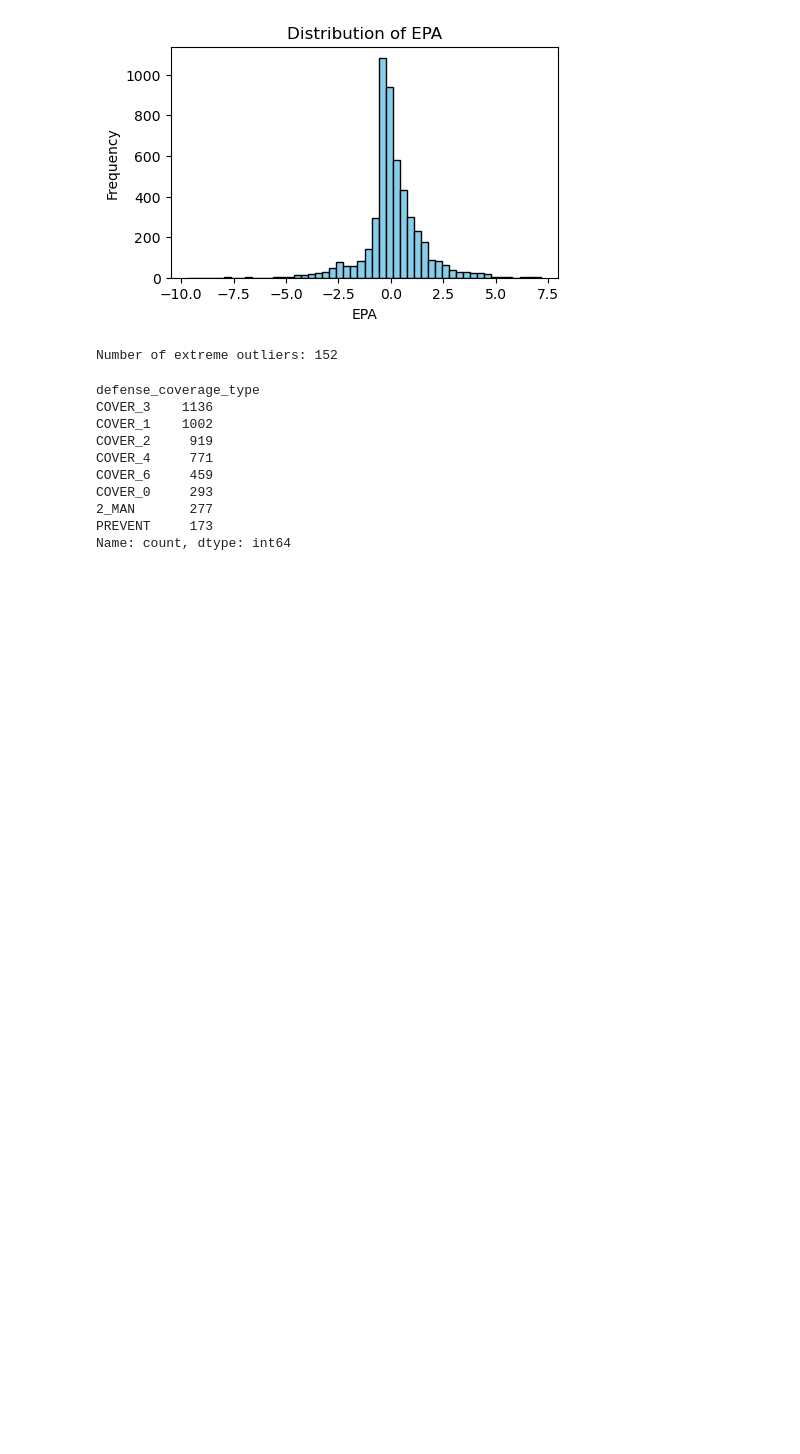
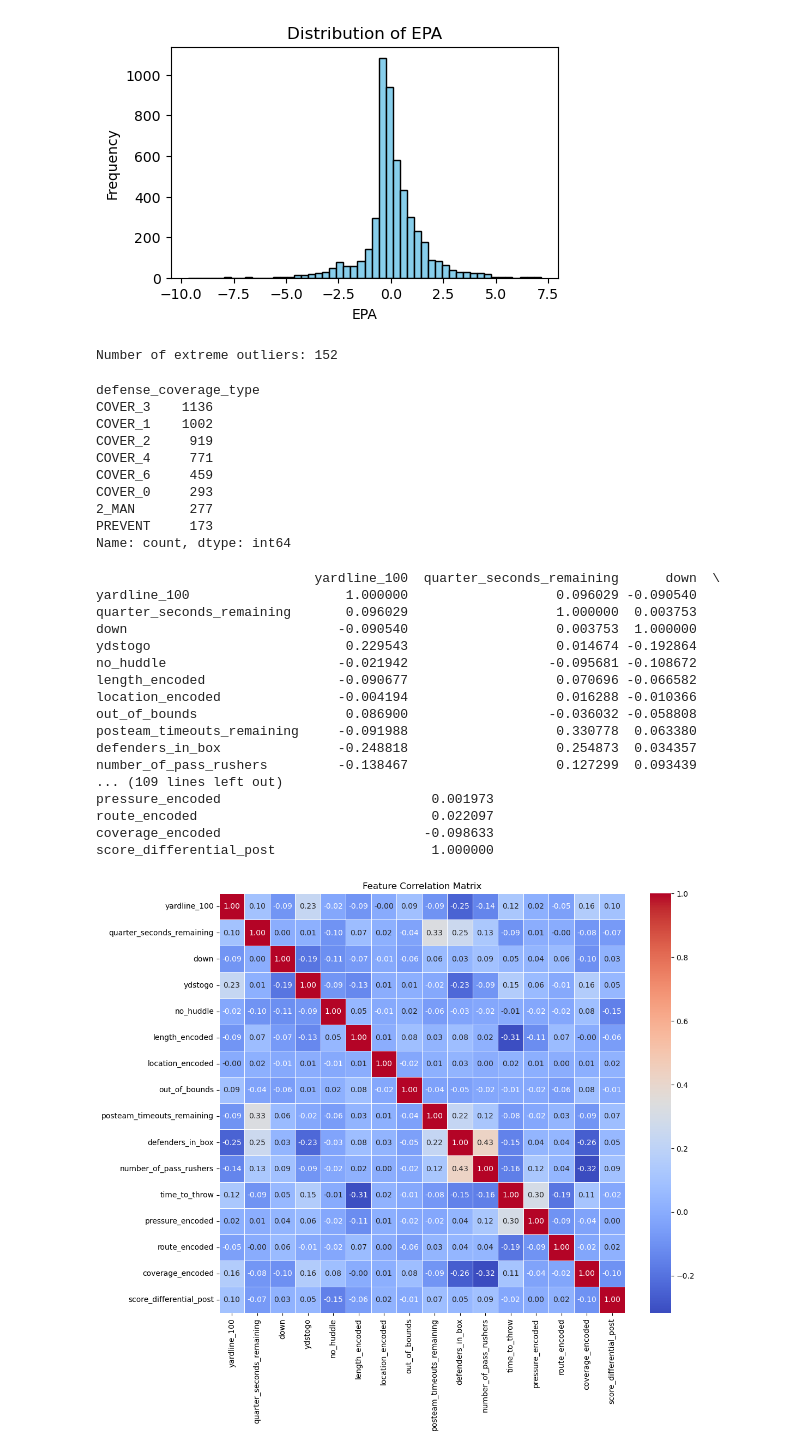
Before and after one commit to chue02/bsaFBresearch, a Jupyter notebook: xgbModel/xgbModel.ipynb, the cells around one changed output. Saved outputs shown, nothing was run; the diff lists cells and outputs as text; code cells hidden in the pictures; blank space fills up the shorter version.

```diff
--- a/xgbModel/xgbModel.ipynb
+++ b/xgbModel/xgbModel.ipynb
@@ -38,9 +32,7 @@ QB Data acquired
 # %%
 # Create one large dataframe of all the data
 
-df_total = pd.concat(data, ignore_index=True)
-
-df = pd.merge(df_total, qb_data[['play_id', 'game_id', 'qb_mobility', 'qb_style', 'qbr_total']], on=['play_id', 'game_id'], how='right')
+df = pd.concat(data, ignore_index=True)
 # %%
 df.columns
 
@@ -105,9 +97,10 @@ print(df.shape)
 #        'offense_formation', 'offense_personnel', 'defenders_in_box', 'defense_personnel', 'number_of_pass_rushers', 'ngs_air_yards',
 #        'time_to_throw', 'was_pressure', 'route']]
 
+
 X = df[['yardline_100', 'quarter_seconds_remaining', 'down', 'ydstogo', 'no_huddle', 'length_encoded', 'location_encoded', 'out_of_bounds',
-        'posteam_timeouts_remaining', 'defenders_in_box', 'number_of_pass_rushers', 'time_to_throw',  'qb_mobility', 'qb_style',
-        'qbr_total', 'pressure_encoded', 'route_encoded', 'coverage_encoded', 'score_differential_post']]
+        'posteam_timeouts_remaining', 'defenders_in_box', 'number_of_pass_rushers', 'time_to_throw',
+        'pressure_encoded', 'route_encoded', 'coverage_encoded', 'score_differential_post']]
 
 y = df[['epa']]
 # %%
@@ -333,6 +323,42 @@ COVER_0     293
 2_MAN       277
 PREVENT     173
 Name: count, dtype: int64
+# %%
+# CHeck for multicolinearity
+corr_matrix = X.corr()
+
+# Display the correlation matrix
+print(corr_matrix)
+
+# Plot the correlation heatmap for visual inspection
+plt.figure(figsize=(12, 10))
+sns.heatmap(corr_matrix, annot=True, cmap='coolwarm', fmt='.2f', linewidths=0.5)
+plt.title("Feature Correlation Matrix")
+plt.savefig('correlations/multicollinearity.png', bbox_inches='tight')
+plt.show()
+
+# This suggests weak to no multicolinearity between most features outside of things like "time to throw" and "pass length"
+# The highest correlation between features tends to be around (plus or minus) 0.3. There are some exceptions, such as number of pass
+# rushers vs defenders in box and features in correlation to themselves.
+# %% [output]
+                            yardline_100  quarter_seconds_remaining      down  \
+yardline_100                    1.000000                   0.096029 -0.090540
+quarter_seconds_remaining       0.096029                   1.000000  0.003753
+down                           -0.090540                   0.003753  1.000000
+ydstogo                         0.229543                   0.014674 -0.192864
+no_huddle                      -0.021942                  -0.095681 -0.108672
+length_encoded                 -0.090677                   0.070696 -0.066582
+location_encoded               -0.004194                   0.016288 -0.010366
+out_of_bounds                   0.086900                  -0.036032 -0.058808
+posteam_timeouts_remaining     -0.091988                   0.330778  0.063380
+defenders_in_box               -0.248818                   0.254873  0.034357
+number_of_pass_rushers         -0.138467                   0.127299  0.093439
+... (109 lines left out)
+pressure_encoded                           0.001973
+route_encoded                              0.022097
+coverage_encoded                          -0.098633
+score_differential_post                    1.000000
+[figure, added]
 # %% [markdown]
 ## Analysis
 
```
Also changed, not shown: parts of 14 cells of this notebook, 12 other files.
